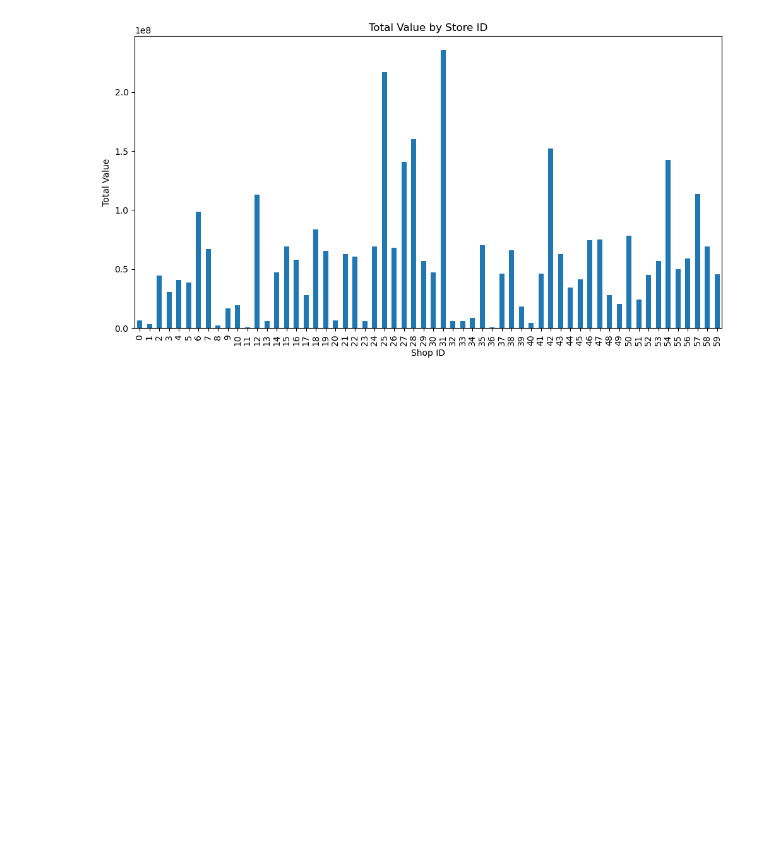
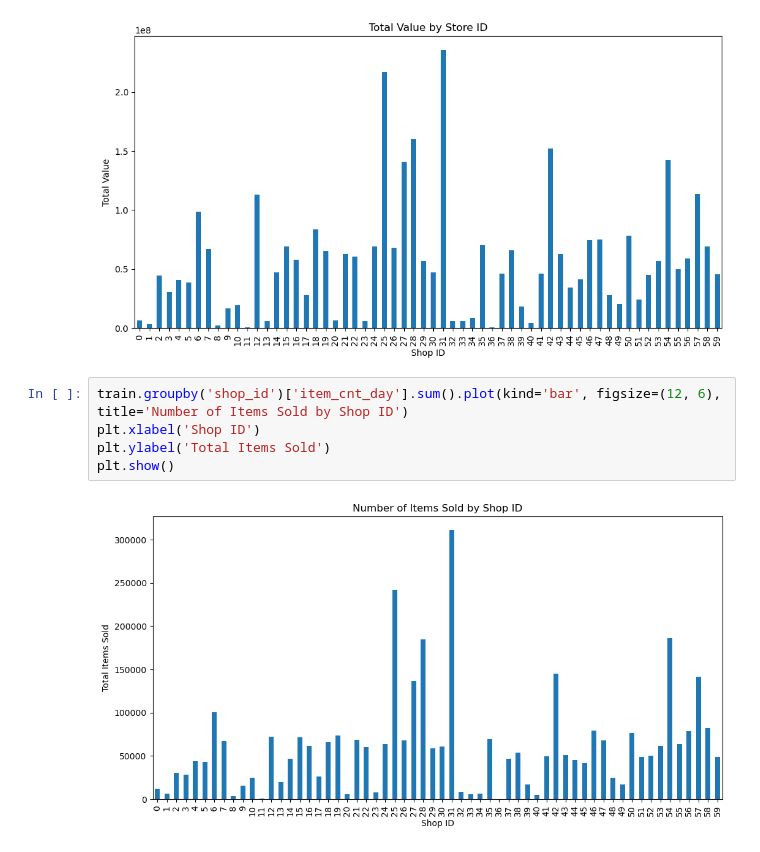
Before and after one commit to zacharyvachal/COS-448, a Jupyter notebook: dynamic.ipynb, the cells around one changed output. Saved outputs shown, nothing was run; the diff lists cells and outputs as text; blank space fills up the shorter version.

```diff
--- a/dynamic.ipynb
+++ b/dynamic.ipynb
@@ -197,3 +197,10 @@ plt.ylabel('Total Value')
 plt.show()
 # %% [output]
 [figure]
+# %%
+train.groupby('shop_id')['item_cnt_day'].sum().plot(kind='bar', figsize=(12, 6), title='Number of Items Sold by Shop ID')
+plt.xlabel('Shop ID')
+plt.ylabel('Total Items Sold')
+plt.show()
+# %% [output]
+[figure, added]
```
Also changed, not shown: parts of 1 cell of this notebook.
